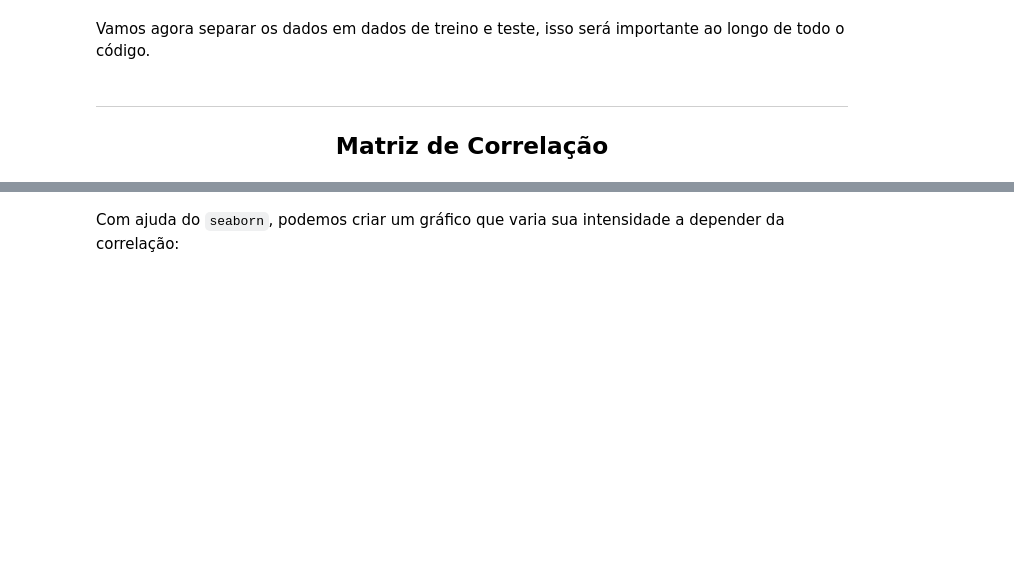
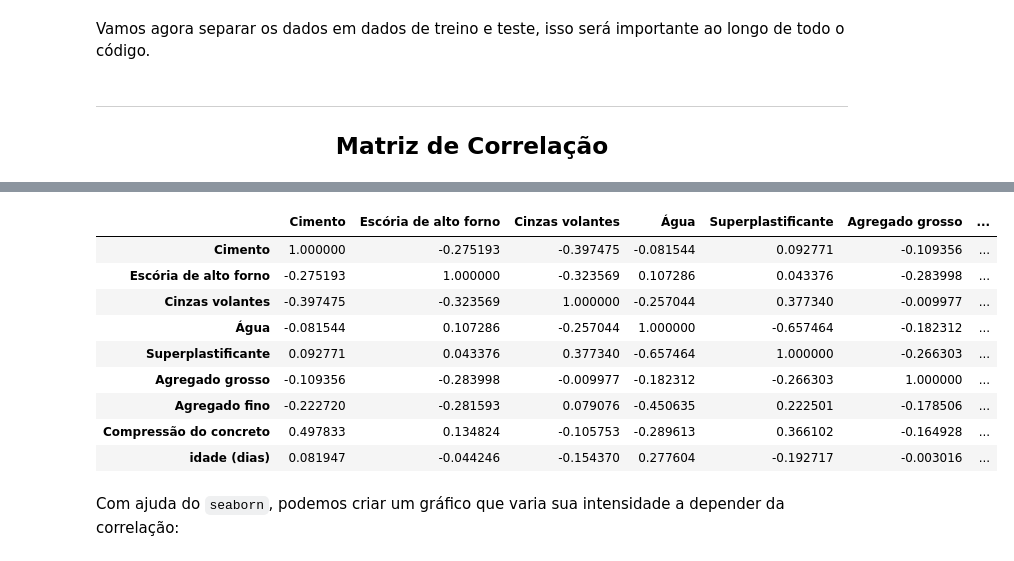
Before and after one commit to empipo/Projeto_aprendizado_de_maquina, a Jupyter notebook: Trabalho_projeto_final.ipynb, the cells around one changed output, grey strips where cells are left out. Cells and saved outputs as stored; diff of their text form; code cells hidden in the pictures; blank space fills up the shorter version.

```diff
--- a/Trabalho_projeto_final.ipynb
+++ b/Trabalho_projeto_final.ipynb
@@ -124,3 +109,20 @@ matriz_cov
+# %%
+Dados_Correlacao = df_correlação.reindex(['Cimento', 'Escória de alto forno', 'Cinzas volantes', 'Água', 'Superplastificante', 'Agregado grosso', 'Agregado fino', 'Compressão do concreto', 'idade (dias)'], axis=1)
+
+matriz_cov = Dados_Correlacao.corr()
+
+matriz_cov
+# %% [output]
+|  | Cimento | Escória de alto forno | Cinzas volantes | Água | Superplastificante | Agregado grosso | ... |
+| Cimento | 1.000000 | -0.275193 | -0.397475 | -0.081544 | 0.092771 | -0.109356 | ... |
+| Escória de alto forno | -0.275193 | 1.000000 | -0.323569 | 0.107286 | 0.043376 | -0.283998 | ... |
+| Cinzas volantes | -0.397475 | -0.323569 | 1.000000 | -0.257044 | 0.377340 | -0.009977 | ... |
+| Água | -0.081544 | 0.107286 | -0.257044 | 1.000000 | -0.657464 | -0.182312 | ... |
+| Superplastificante | 0.092771 | 0.043376 | 0.377340 | -0.657464 | 1.000000 | -0.266303 | ... |
+| Agregado grosso | -0.109356 | -0.283998 | -0.009977 | -0.182312 | -0.266303 | 1.000000 | ... |
+| Agregado fino | -0.222720 | -0.281593 | 0.079076 | -0.450635 | 0.222501 | -0.178506 | ... |
+| Compressão do concreto | 0.497833 | 0.134824 | -0.105753 | -0.289613 | 0.366102 | -0.164928 | ... |
+| idade (dias) | 0.081947 | -0.044246 | -0.154370 | 0.277604 | -0.192717 | -0.003016 | ... |
 # %% [markdown]
 Com ajuda do `seaborn`, podemos criar um gráfico que varia sua intensidade a depender da correlação:
 # %%
```
Also changed, not shown: parts of 15 cells of this notebook.
